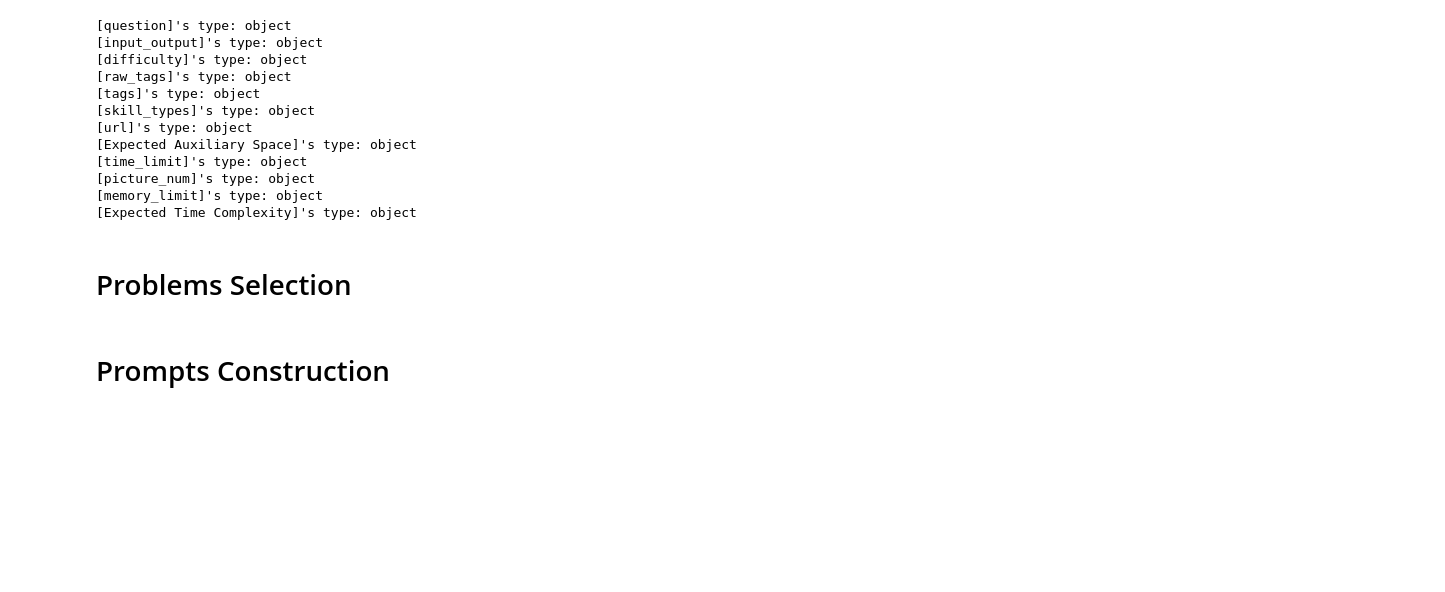
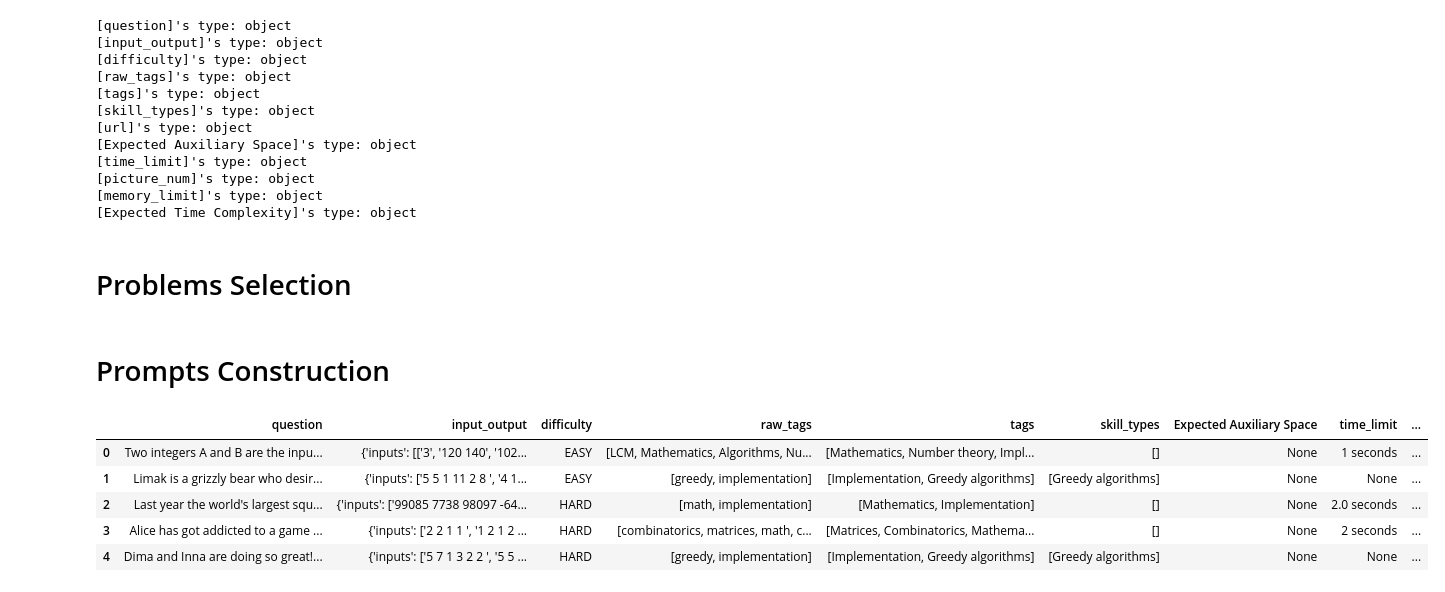
Before and after one commit to StanleyJo-37/competitive-programming-chatbots-comprasion, a Jupyter notebook: preprocessing.ipynb, the cells around one changed output. Cells and saved outputs as stored; diff of their text form; code cells hidden in the pictures; blank space fills up the shorter version.

```diff
--- a/preprocessing.ipynb
+++ b/preprocessing.ipynb
@@ -688,7 +688,7 @@ cleaned_df = full_df.copy()
 # %% [markdown]
 ### Drop Columns
 # %%
-cleaned_df.drop(columns=['solutions', 'starter_code', 'name', 'source', 'date'], inplace=True, axis=1)
+cleaned_df.drop(columns=['solutions', 'starter_code', 'name', 'source', 'date', 'url'], inplace=True, axis=1)
 # %% [markdown]
 ### Filter Out Rows
 # %%
@@ -753,5 +753,20 @@ for col in cleaned_df:
 [Expected Time Complexity]'s type: object
 # %% [markdown]
 # Problems Selection
+# %%
+ps_df = cleaned_df.copy()
 # %% [markdown]
 # Prompts Construction
+# %%
+pc_df = ps_df.copy()
+# %%
+pc_df.drop(columns=['url', 'picture_num'], axis=1, inplace=True)
+# %%
+pc_df.head()
+# %% [output]
+|  | question | input_output | difficulty | raw_tags | tags | skill_types | Expected Auxiliary Space | time_limit | ... |
+| 0 | Two integers A and B are the inpu... | {'inputs': [['3', '120 140', '102... | EASY | [LCM, Mathematics, Algorithms, Nu... | [Mathematics, Number theory, Impl... | [] | None | 1 seconds | ... |
+| 1 | Limak is a grizzly bear who desir... | {'inputs': ['5 5 1 11 2 8 ', '4 1... | EASY | [greedy, implementation] | [Implementation, Greedy algorithms] | [Greedy algorithms] | None | None | ... |
+| 2 | Last year the world's largest squ... | {'inputs': ['99085 7738 98097 -64... | HARD | [math, implementation] | [Mathematics, Implementation] | [] | None | 2.0 seconds | ... |
+| 3 | Alice has got addicted to a game ... | {'inputs': ['2 2 1 1 ', '1 2 1 2 ... | HARD | [combinatorics, matrices, math, c... | [Matrices, Combinatorics, Mathema... | [] | None | 2 seconds | ... |
+| 4 | Dima and Inna are doing so great!... | {'inputs': ['5 7 1 3 2 2 ', '5 5 ... | HARD | [greedy, implementation] | [Implementation, Greedy algorithms] | [Greedy algorithms] | None | None | ... |
```
Also changed, not shown: parts of 2 cells of this notebook.
